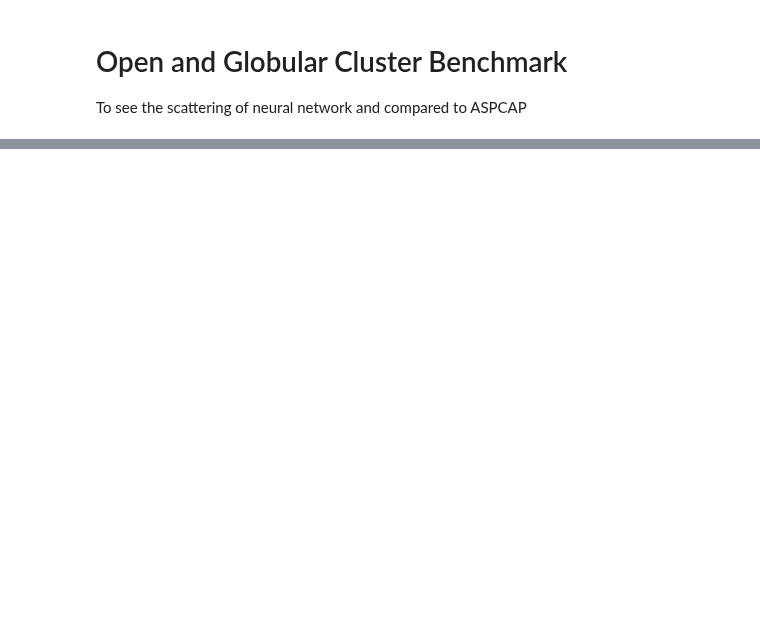
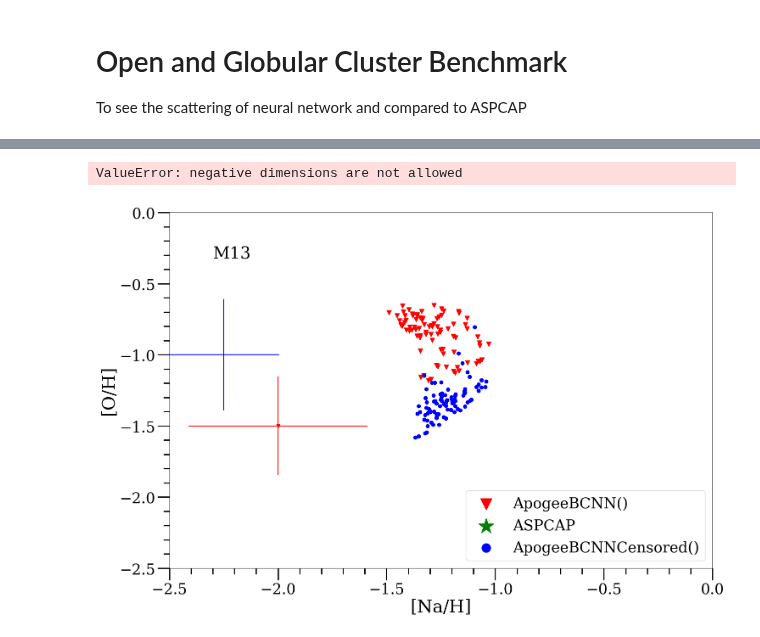
Before and after one commit to henrysky/astroNN_spectra_paper_figures, a Jupyter notebook: Open_Globular_Cluster_Benchmark.ipynb, the cells around one changed output, grey strips where cells are left out. Saved outputs shown, nothing was run; the diff lists cells and outputs as text; code cells hidden in the pictures; blank space fills up the shorter version.

```diff
--- a/Open_Globular_Cluster_Benchmark.ipynb
+++ b/Open_Globular_Cluster_Benchmark.ipynb
@@ -389,0 +440,22 @@ Completed Dropout Variational Inference with 100 forward passes, 0.37s elapsed
+# %%
+f, ax = plt.subplots(1, figsize=(15,10), dpi=100)
+ax.annotate("M13", xy=(0.08,0.87),xycoords='axes fraction', fontsize=28)
+ax.scatter(pred_full[:,5], pred_full[:,6], rasterized=True, label='ApogeeBCNN()', s=60., marker='v', color='red')
+ax.scatter(aspcap_result[:, 3], aspcap_result[:, 4], rasterized=True, label='ASPCAP', s=120., marker='*', color='green')
+ax.scatter(pred[:,5], pred[:,6], rasterized=True, label='ApogeeBCNNCensored()', color='blue')
+ax.tick_params(labelsize=25, width=2, length=20, which='major')
+ax.tick_params(width=2, length=10, which='minor')
+ax.minorticks_on()
+ax.set_xlim((-2.5,-0.0))
+ax.set_ylim((-2.5,-0.0))
+ax.legend(loc='lower right', fontsize=25, markerscale=2.5)
+ax.set_xlabel("[Na/H]", fontsize=30)
+ax.set_ylabel("[O/H]", fontsize=30)
+ax.errorbar(-2.25, -1.0, xerr=np.mean(pred_err['total'][:,4]), yerr=np.mean(pred_err['total'][:,6]), rasterized=True, color='blue')
+ax.errorbar(-2., -1.5, xerr=np.mean(pred_full_err['total'][:,4]), yerr=np.mean(pred_full_err['total'][:,6]), rasterized=True, marker='v', color='red')
+
+f.tight_layout()
+f.savefig('m13_na_o.pdf')
+# %% [output]
+ValueError: negative dimensions are not allowed
+[figure, added]
```
Also changed, not shown: parts of 4 cells of this notebook.
